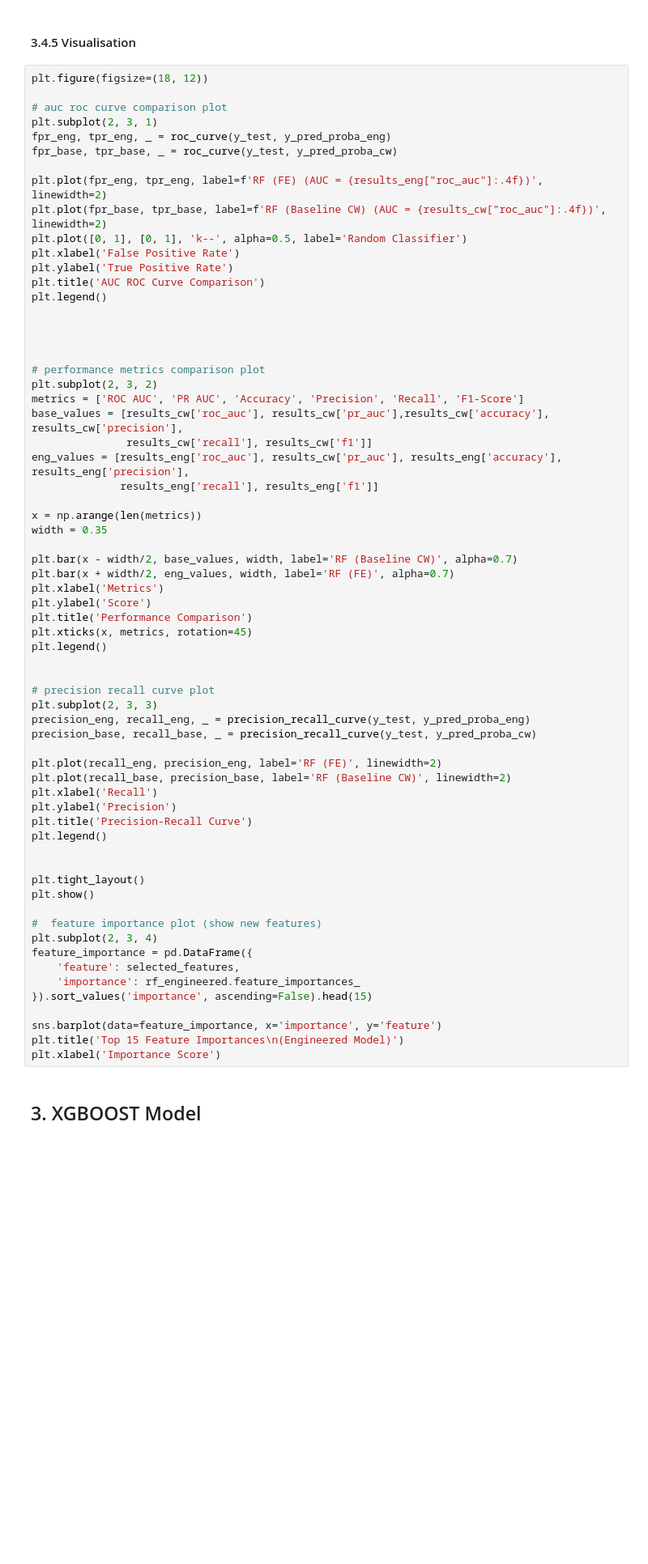
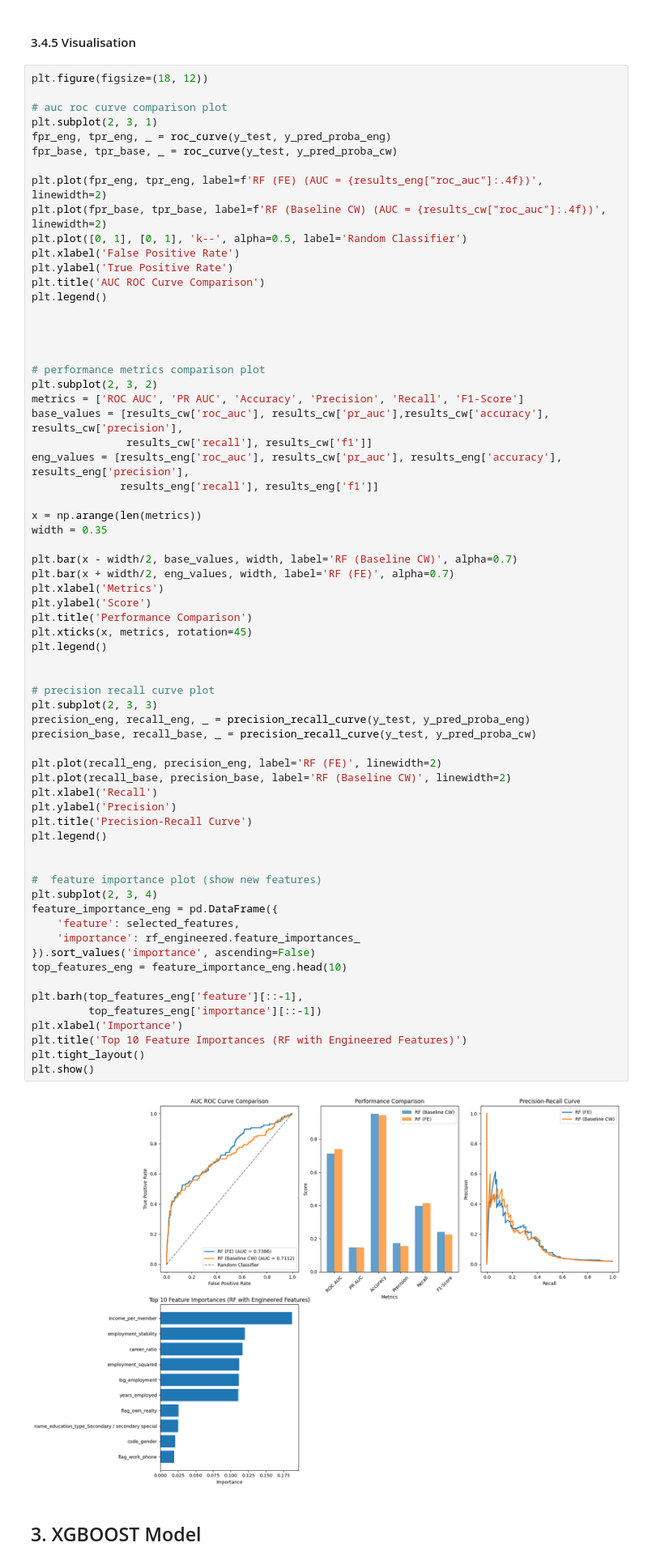
Before and after one commit to loowenwen/cs3244-project, a Jupyter notebook: src/final_random_forest.ipynb, the cells around one changed output. Shown: that part at 81% size. Saved outputs shown, nothing was run; the diff lists cells and outputs as text; blank space fills up the shorter version.

Commit message:
update plot info in final rf file

```diff
--- a/src/final_random_forest.ipynb
+++ b/src/final_random_forest.ipynb
@@ -709,44 +709,47 @@ base_values = [results_cw['roc_auc'], results_cw['pr_auc'],results_cw['accuracy'
 eng_values = [results_eng['roc_auc'], results_cw['pr_auc'], results_eng['accuracy'], results_eng['precision'],
               results_eng['recall'], results_eng['f1']]
 
 x = np.arange(len(metrics))
 width = 0.35
 
 plt.bar(x - width/2, base_values, width, label='RF (Baseline CW)', alpha=0.7)
 plt.bar(x + width/2, eng_values, width, label='RF (FE)', alpha=0.7)
 plt.xlabel('Metrics')
 plt.ylabel('Score')
 plt.title('Performance Comparison')
 plt.xticks(x, metrics, rotation=45)
 plt.legend()
 
 
 # precision recall curve plot
 plt.subplot(2, 3, 3)
 precision_eng, recall_eng, _ = precision_recall_curve(y_test, y_pred_proba_eng)
 precision_base, recall_base, _ = precision_recall_curve(y_test, y_pred_proba_cw)
 
 plt.plot(recall_eng, precision_eng, label='RF (FE)', linewidth=2)
 plt.plot(recall_base, precision_base, label='RF (Baseline CW)', linewidth=2)
 plt.xlabel('Recall')
 plt.ylabel('Precision')
 plt.title('Precision-Recall Curve')
 plt.legend()
 
 
+#  feature importance plot (show new features)
+plt.subplot(2, 3, 4)
+feature_importance_eng = pd.DataFrame({
+    'feature': selected_features,
+    'importance': rf_engineered.feature_importances_
+}).sort_values('importance', ascending=False)
+top_features_eng = feature_importance_eng.head(10)
+
+plt.barh(top_features_eng['feature'][::-1],
+         top_features_eng['importance'][::-1])
+plt.xlabel('Importance')
+plt.title('Top 10 Feature Importances (RF with Engineered Features)')
 plt.tight_layout()
 plt.show()
-
-#  feature importance plot (show new features)
-plt.subplot(2, 3, 4)
-feature_importance = pd.DataFrame({
-    'feature': selected_features,
-    'importance': rf_engineered.feature_importances_
-}).sort_values('importance', ascending=False).head(15)
-
-sns.barplot(data=feature_importance, x='importance', y='feature')
-plt.title('Top 15 Feature Importances\n(Engineered Model)')
-plt.xlabel('Importance Score')
+# %% [output]
+[figure, added]
 # %% [markdown]
 ## 3. XGBOOST Model
 # %% [markdown]
```
Also changed, not shown: parts of 2 cells of this notebook.
